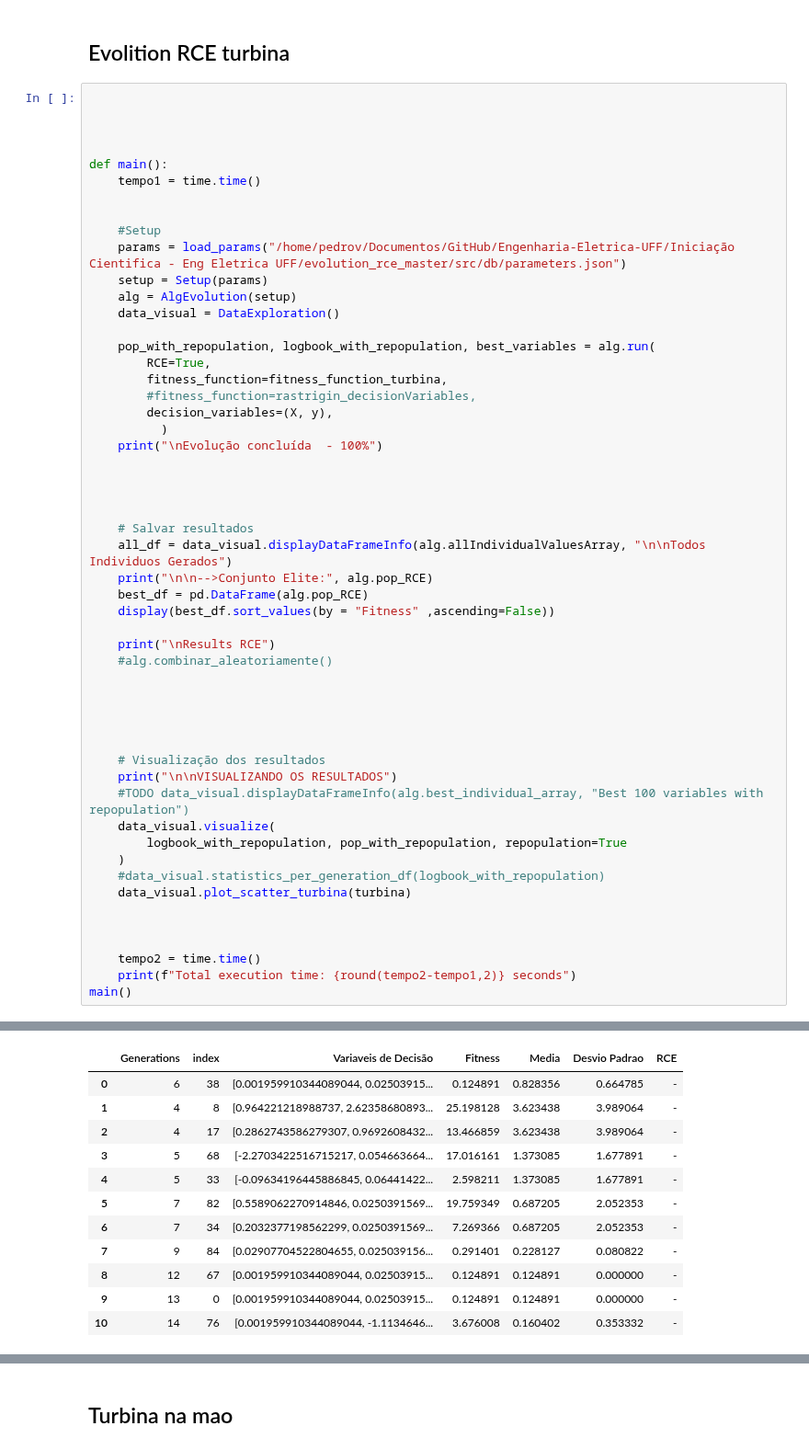
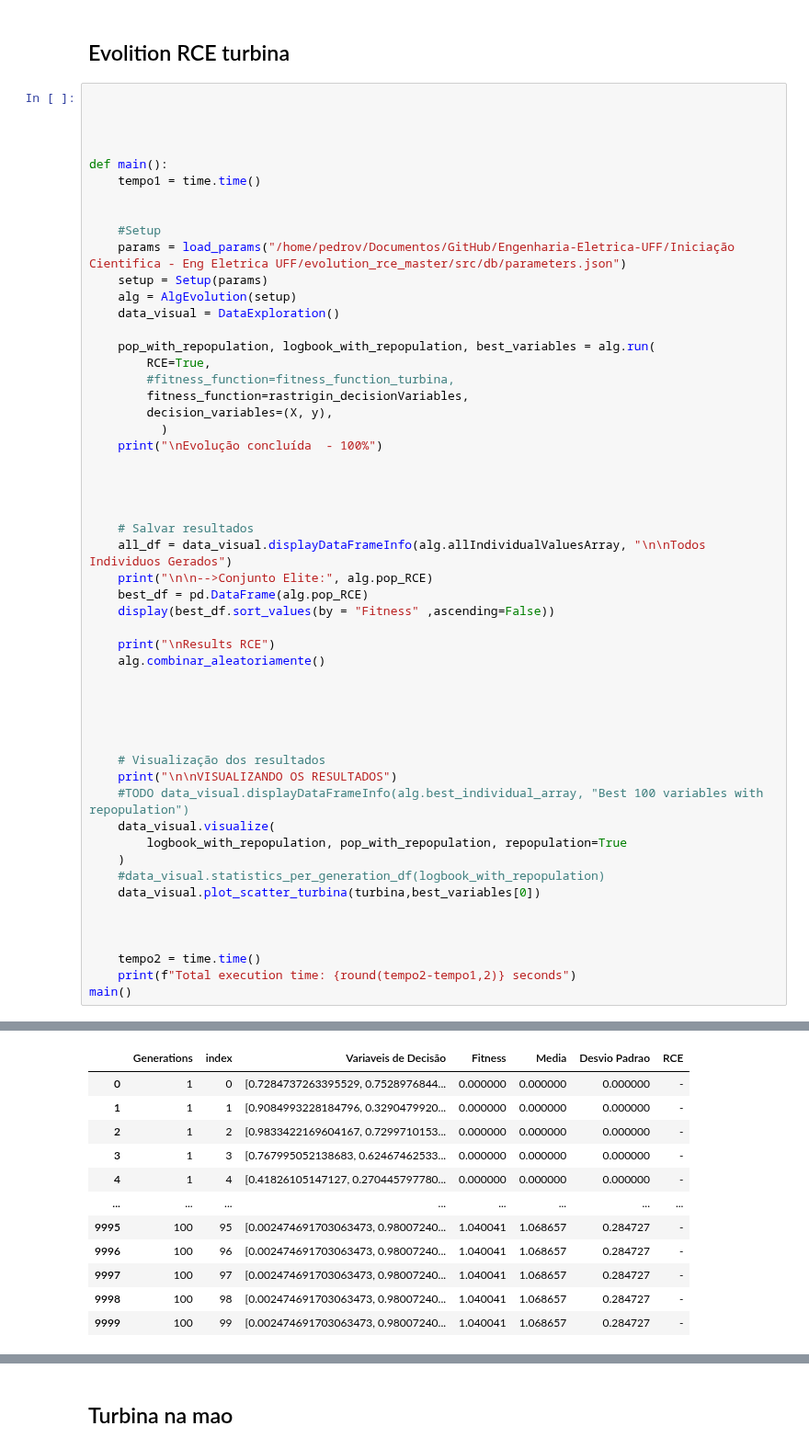
Before and after one commit to PedroVic12/Engenharia-Eletrica-UFF, a Jupyter notebook: Iniciação Cientifica - Eng Eletrica UFF/evolution_rce_master/evolution_rce_turbina_eolica.ipynb, the cells around one changed output, grey strips where cells are left out. Shown at 92% size. Drawn from its saved outputs; the diff is of its cells as text.

```diff
--- a/Iniciação Cientifica - Eng Eletrica UFF/evolution_rce_master/evolution_rce_turbina_eolica.ipynb
+++ b/Iniciação Cientifica - Eng Eletrica UFF/evolution_rce_master/evolution_rce_turbina_eolica.ipynb
@@ -74,8 +73,8 @@ def main():
 
     pop_with_repopulation, logbook_with_repopulation, best_variables = alg.run(
         RCE=True,
-        fitness_function=fitness_function_turbina,
-        #fitness_function=rastrigin_decisionVariables,
+        #fitness_function=fitness_function_turbina,
+        fitness_function=rastrigin_decisionVariables,
         decision_variables=(X, y),
           )
     print("\nEvolução concluída  - 100%")
@@ -90,7 +89,7 @@ def main():
     display(best_df.sort_values(by = "Fitness" ,ascending=False))
 
     print("\nResults RCE")
-    #alg.combinar_aleatoriamente()
+    alg.combinar_aleatoriamente()
 
 
 
@@ -103,7 +102,7 @@ def main():
         logbook_with_repopulation, pop_with_repopulation, repopulation=True
     )
     #data_visual.statistics_per_generation_df(logbook_with_repopulation)
-    data_visual.plot_scatter_turbina(turbina)
+    data_visual.plot_scatter_turbina(turbina,best_variables[0])
 
 
 
@@ -206,12 +216,12 @@ Candidatos Conjunto Elite
 |  | Generations | index | Variaveis de Decisão | Fitness | Media | Desvio Padrao | RCE |
-| 0 | 6 | 38 | [0.001959910344089044, 0.02503915... | 0.124891 | 0.828356 | 0.664785 | - |
-| 1 | 4 | 8 | [0.964221218988737, 2.62358680893... | 25.198128 | 3.623438 | 3.989064 | - |
-| 2 | 4 | 17 | [0.2862743586279307, 0.9692608432... | 13.466859 | 3.623438 | 3.989064 | - |
-| 3 | 5 | 68 | [-2.2703422516715217, 0.054663664... | 17.016161 | 1.373085 | 1.677891 | - |
-| 4 | 5 | 33 | [-0.09634196445886845, 0.06441422... | 2.598211 | 1.373085 | 1.677891 | - |
-| 5 | 7 | 82 | [0.5589062270914846, 0.0250391569... | 19.759349 | 0.687205 | 2.052353 | - |
-| 6 | 7 | 34 | [0.2032377198562299, 0.0250391569... | 7.269366 | 0.687205 | 2.052353 | - |
-| 7 | 9 | 84 | [0.02907704522804655, 0.025039156... | 0.291401 | 0.228127 | 0.080822 | - |
-| 8 | 12 | 67 | [0.001959910344089044, 0.02503915... | 0.124891 | 0.124891 | 0.000000 | - |
-| 9 | 13 | 0 | [0.001959910344089044, 0.02503915... | 0.124891 | 0.124891 | 0.000000 | - |
-| 10 | 14 | 76 | [0.001959910344089044, -1.1134646... | 3.676008 | 0.160402 | 0.353332 | - |
+| 0 | 1 | 0 | [0.7284737263395529, 0.7528976844... | 0.000000 | 0.000000 | 0.000000 | - |
+| 1 | 1 | 1 | [0.9084993228184796, 0.3290479920... | 0.000000 | 0.000000 | 0.000000 | - |
+| 2 | 1 | 2 | [0.9833422169604167, 0.7299710153... | 0.000000 | 0.000000 | 0.000000 | - |
+| 3 | 1 | 3 | [0.767995052138683, 0.62467462533... | 0.000000 | 0.000000 | 0.000000 | - |
+| 4 | 1 | 4 | [0.41826105147127, 0.270445797780... | 0.000000 | 0.000000 | 0.000000 | - |
+| ... | ... | ... | ... | ... | ... | ... | ... |
+| 9995 | 100 | 95 | [0.002474691703063473, 0.98007240... | 1.040041 | 1.068657 | 0.284727 | - |
+| 9996 | 100 | 96 | [0.002474691703063473, 0.98007240... | 1.040041 | 1.068657 | 0.284727 | - |
+| 9997 | 100 | 97 | [0.002474691703063473, 0.98007240... | 1.040041 | 1.068657 | 0.284727 | - |
+| 9998 | 100 | 98 | [0.002474691703063473, 0.98007240... | 1.040041 | 1.068657 | 0.284727 | - |
+| 9999 | 100 | 99 | [0.002474691703063473, 0.98007240... | 1.040041 | 1.068657 | 0.284727 | - |
```
Also changed, not shown: parts of 7 cells of this notebook, 9 other files.
